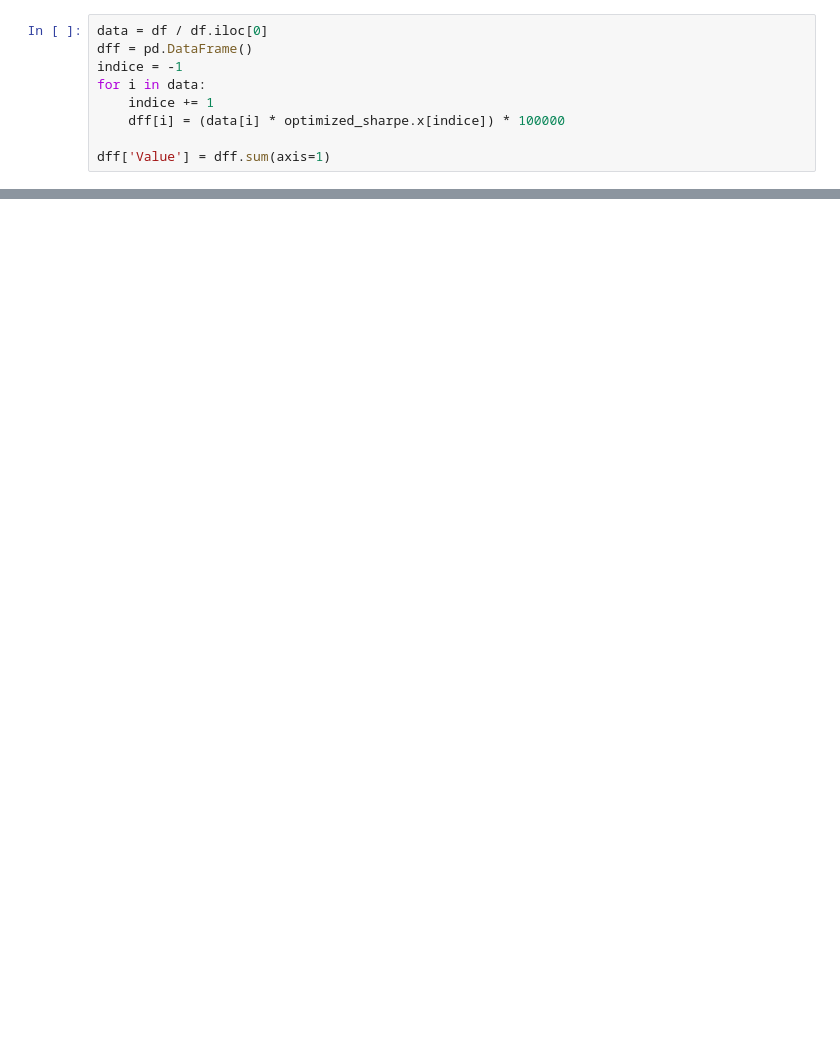
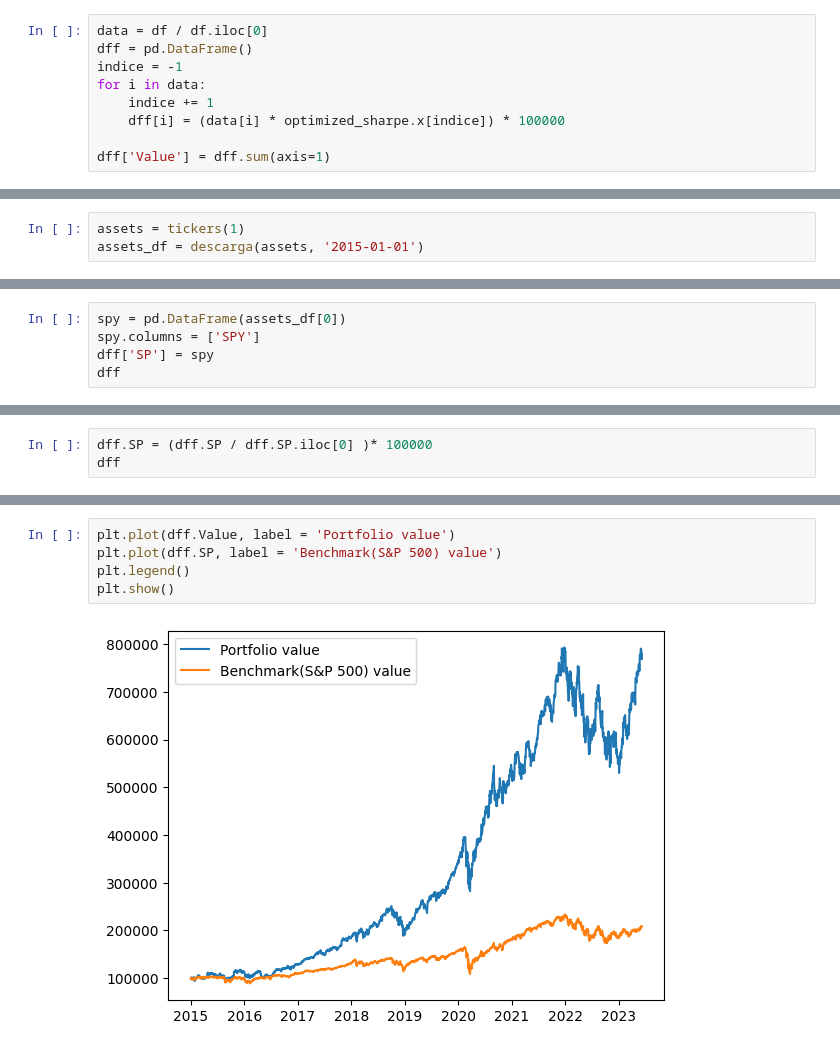
Before and after one commit to fowardelcac/Markowitz, a Jupyter notebook: Notebooks/notebook.ipynb, the cells around one changed output, grey strips where cells are left out. Cells and saved outputs as stored; diff of their text form; blank space fills up the shorter version.

```diff
--- a/Notebooks/notebook.ipynb
+++ b/Notebooks/notebook.ipynb
@@ -224 +224,4 @@ dff
 2124 rows × 4 columns
+# %%
+assets = tickers(1)
+assets_df = descarga(assets, '2015-01-01')
@@ -224,0 +231,5 @@ dff
+# %%
+spy = pd.DataFrame(assets_df[0])
+spy.columns = ['SPY']
+dff['SP'] = spy
+dff
@@ -224,0 +251,3 @@ dff
+# %%
+dff.SP = (dff.SP / dff.SP.iloc[0] )* 100000
+dff
@@ -224,0 +269,7 @@ dff
+# %%
+plt.plot(dff.Value, label = 'Portfolio value')
+plt.plot(dff.SP, label = 'Benchmark(S&P 500) value')
+plt.legend()
+plt.show()
+# %% [output]
+[figure, added]
```
Also changed, not shown: parts of 8 cells of this notebook.
